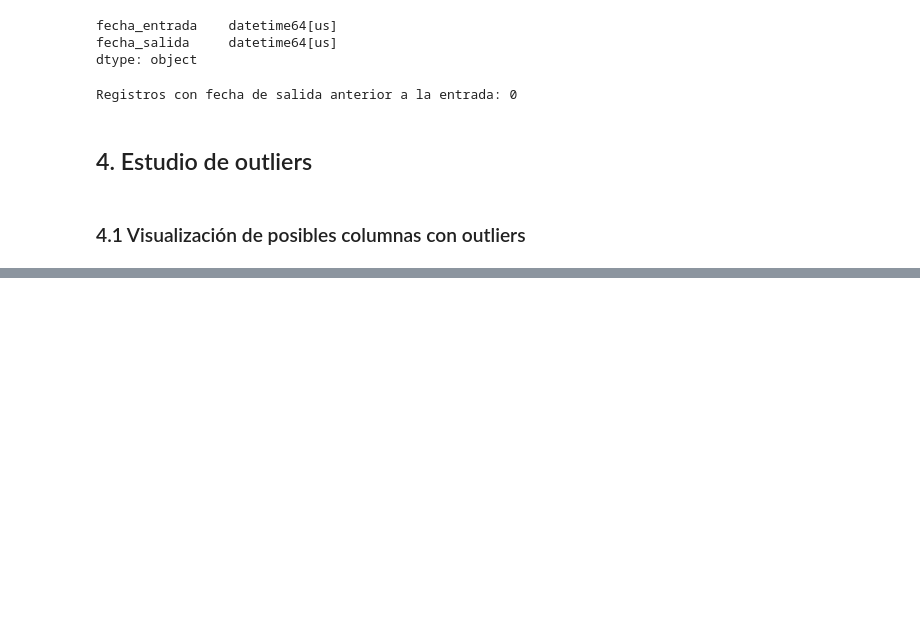
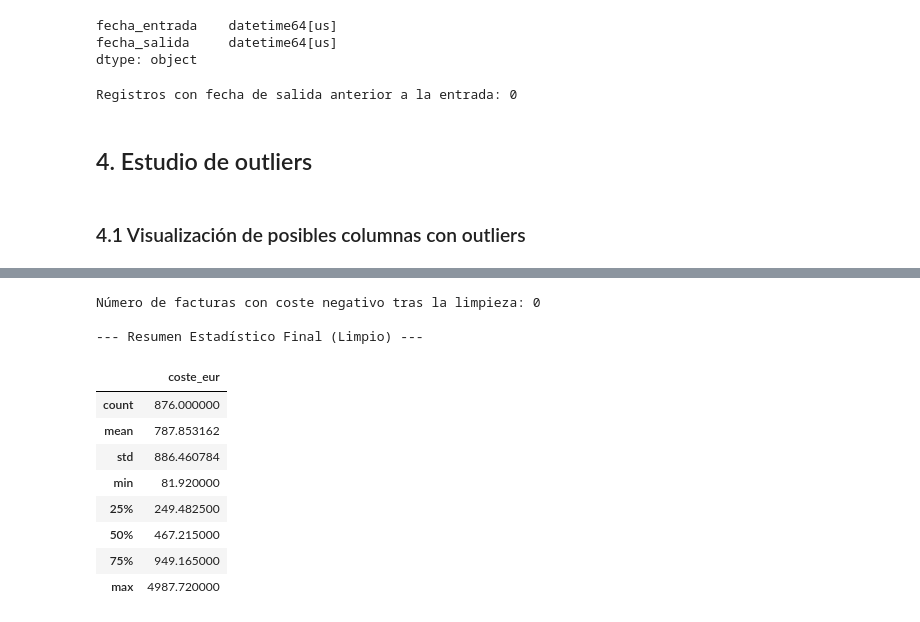
Before and after one commit to databaandsc/MetroBus_Analytics, a Jupyter notebook: 01_eda.ipynb, the cells around one changed output, grey strips where cells are left out. Saved outputs shown, nothing was run; the diff lists cells and outputs as text; code cells hidden in the pictures; blank space fills up the shorter version.

```diff
--- a/01_eda.ipynb
+++ b/01_eda.ipynb
@@ -944,0 +982,25 @@ display(df_viajes[columnas_outliers].describe())
+# %%
+# --- SANEAMIENTO DE COSTES NEGATIVOS ---
+# 1. Usamos .abs() (Valor Absoluto) para convertir los negativos en positivos
+df_mantenimiento['coste_eur'] = df_mantenimiento['coste_eur'].abs()
+
+# --- COMPROBACIÓN ---
+errores_restantes = len(df_mantenimiento[df_mantenimiento['coste_eur'] < 0])
+print(f"Número de facturas con coste negativo tras la limpieza: {errores_restantes}")
+
+# 2. Imprimimos de nuevo la descripción para ver la tabla limpia
+print("\n--- Resumen Estadístico Final (Limpio) ---")
+display(df_mantenimiento[['coste_eur']].describe())
+# %% [output]
+Número de facturas con coste negativo tras la limpieza: 0
+
+--- Resumen Estadístico Final (Limpio) ---
+|  | coste_eur |
+| count | 876.000000 |
+| mean | 787.853162 |
+| std | 886.460784 |
+| min | 81.920000 |
+| 25% | 249.482500 |
+| 50% | 467.215000 |
+| 75% | 949.165000 |
+| max | 4987.720000 |
```
Also changed, not shown: parts of 13 cells of this notebook.
